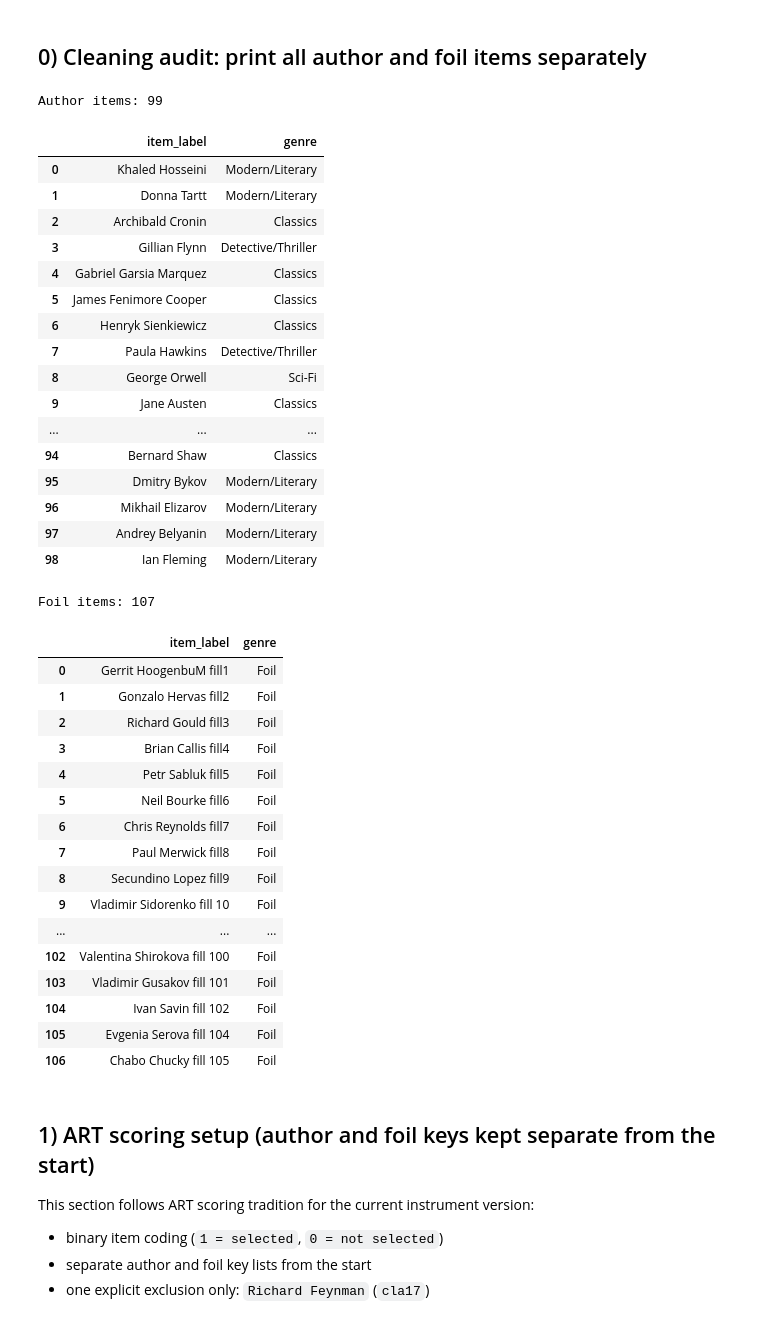
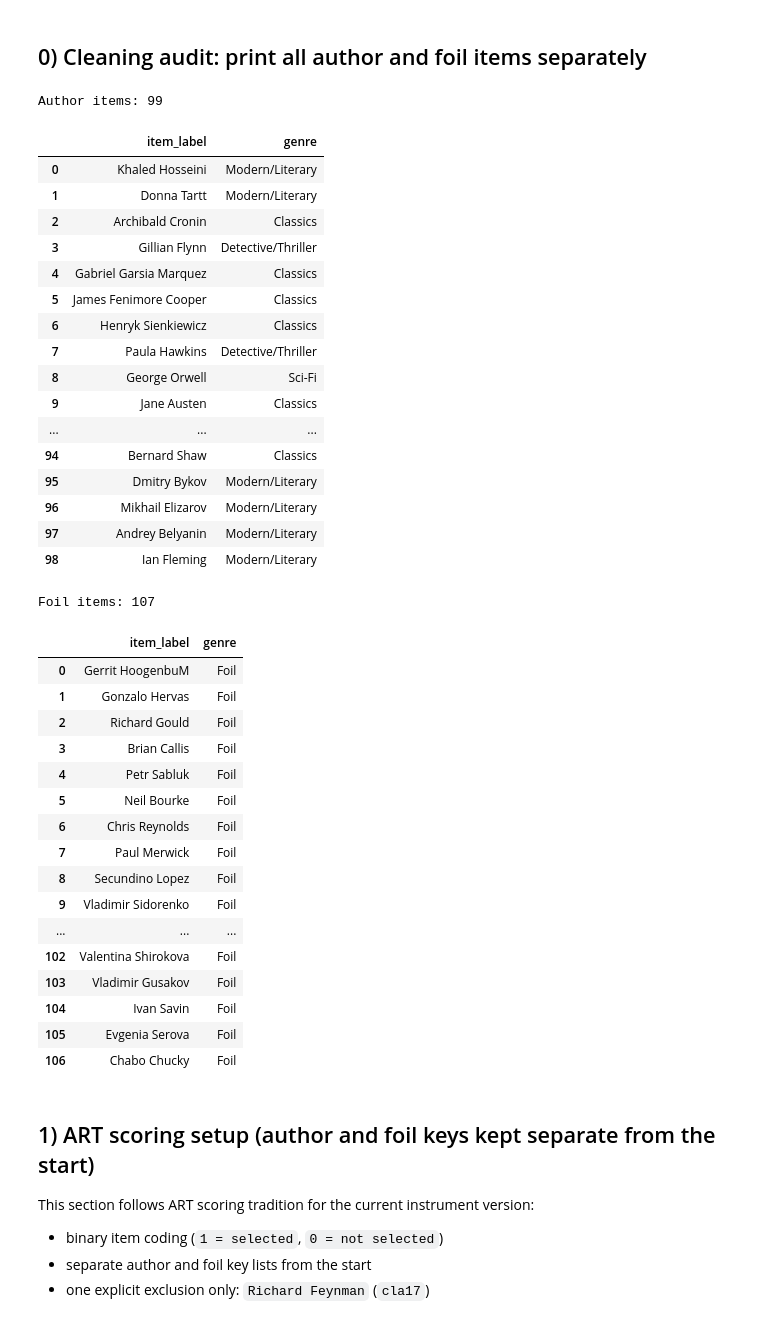
Before and after one commit to BakhturinaPolina/russian-author-recognition-test, a Jupyter notebook: scripts/eda/04_item_level_descriptives.ipynb, the cells around one changed output. Drawn from its saved outputs; the diff is of its cells as text; code cells hidden in the pictures.

```diff
--- a/scripts/eda/04_item_level_descriptives.ipynb
+++ b/scripts/eda/04_item_level_descriptives.ipynb
@@ -172,6 +172,19 @@ author    100
 
 # First, fix the genre name
 item_meta["genre"] = item_meta["genre"].replace({"Social/Other": "SovLit"})
+
+# Clean foil names in-place in item_meta: remove trailing fill+number artifacts and normalize spaces
+# (Use re + item_type so behavior does not depend on pandas regex / JSON escaping in the notebook file.)
+_FOIL_FILL_SUFFIX = re.compile(r"(?i)\s*f\s*i\s*l\s*l\s*\d+\s*$")
+
+
+def _clean_foil_item_label(label) -> str:
+    s = _FOIL_FILL_SUFFIX.sub("", str(label))
+    return re.sub(r"\s+", " ", s).strip()
+
+
+foil_mask = item_meta["item_type"].eq("foil")
+item_meta.loc[foil_mask, "item_label"] = item_meta.loc[foil_mask, "item_label"].map(_clean_foil_item_label)
 
 # Now exclude Richard Feynman (cla17, index 120)
 authors_list = item_meta.loc[
@@ -184,49 +197,49 @@ authors_list = item_meta.loc[
 ].copy()
 
 foils_list = item_meta.loc[item_meta["item_type"] == "foil", ["item_label", "genre"]].copy()
 
 print(f"Author items: {len(authors_list)}")
 display(authors_list.reset_index(drop=True))
 
 print(f"\nFoil items: {len(foils_list)}")
 display(foils_list.reset_index(drop=True))
 # %% [output]
 Author items: 99
 |  | item_label | genre |
 | 0 | Khaled Hosseini | Modern/Literary |
 | 1 | Donna Tartt | Modern/Literary |
 | 2 | Archibald Cronin | Classics |
 | 3 | Gillian Flynn | Detective/Thriller |
 | 4 | Gabriel Garsia Marquez | Classics |
 | 5 | James Fenimore Cooper | Classics |
 | 6 | Henryk Sienkiewicz | Classics |
 | 7 | Paula Hawkins | Detective/Thriller |
 | 8 | George Orwell | Sci-Fi |
 | 9 | Jane Austen | Classics |
 | ... | ... | ... |
 | 94 | Bernard Shaw | Classics |
 | 95 | Dmitry Bykov | Modern/Literary |
 | 96 | Mikhail Elizarov | Modern/Literary |
 | 97 | Andrey Belyanin | Modern/Literary |
 | 98 | Ian Fleming | Modern/Literary |
 Foil items: 107
 |  | item_label | genre |
-| 0 | Gerrit HoogenbuM fill1 | Foil |
-| 1 | Gonzalo Hervas fill2 | Foil |
-| 2 | Richard Gould fill3 | Foil |
-| 3 | Brian Callis fill4 | Foil |
-| 4 | Petr Sabluk fill5 | Foil |
-| 5 | Neil Bourke fill6 | Foil |
-| 6 | Chris Reynolds fill7 | Foil |
-| 7 | Paul Merwick fill8 | Foil |
-| 8 | Secundino Lopez fill9 | Foil |
-| 9 | Vladimir Sidorenko fill 10 | Foil |
+| 0 | Gerrit HoogenbuM | Foil |
+| 1 | Gonzalo Hervas | Foil |
+| 2 | Richard Gould | Foil |
+| 3 | Brian Callis | Foil |
+| 4 | Petr Sabluk | Foil |
+| 5 | Neil Bourke | Foil |
+| 6 | Chris Reynolds | Foil |
+| 7 | Paul Merwick | Foil |
+| 8 | Secundino Lopez | Foil |
+| 9 | Vladimir Sidorenko | Foil |
 | ... | ... | ... |
-| 102 | Valentina Shirokova fill 100 | Foil |
-| 103 | Vladimir Gusakov fill 101 | Foil |
-| 104 | Ivan Savin fill 102 | Foil |
-| 105 | Evgenia Serova fill 104 | Foil |
-| 106 | Chabo Chucky fill 105 | Foil |
+| 102 | Valentina Shirokova | Foil |
+| 103 | Vladimir Gusakov | Foil |
+| 104 | Ivan Savin | Foil |
+| 105 | Evgenia Serova | Foil |
+| 106 | Chabo Chucky | Foil |
 # %% [markdown]
 ## 1) ART scoring setup (author and foil keys kept separate from the start)
 
```
Also changed, not shown: parts of 8 cells of this notebook.
